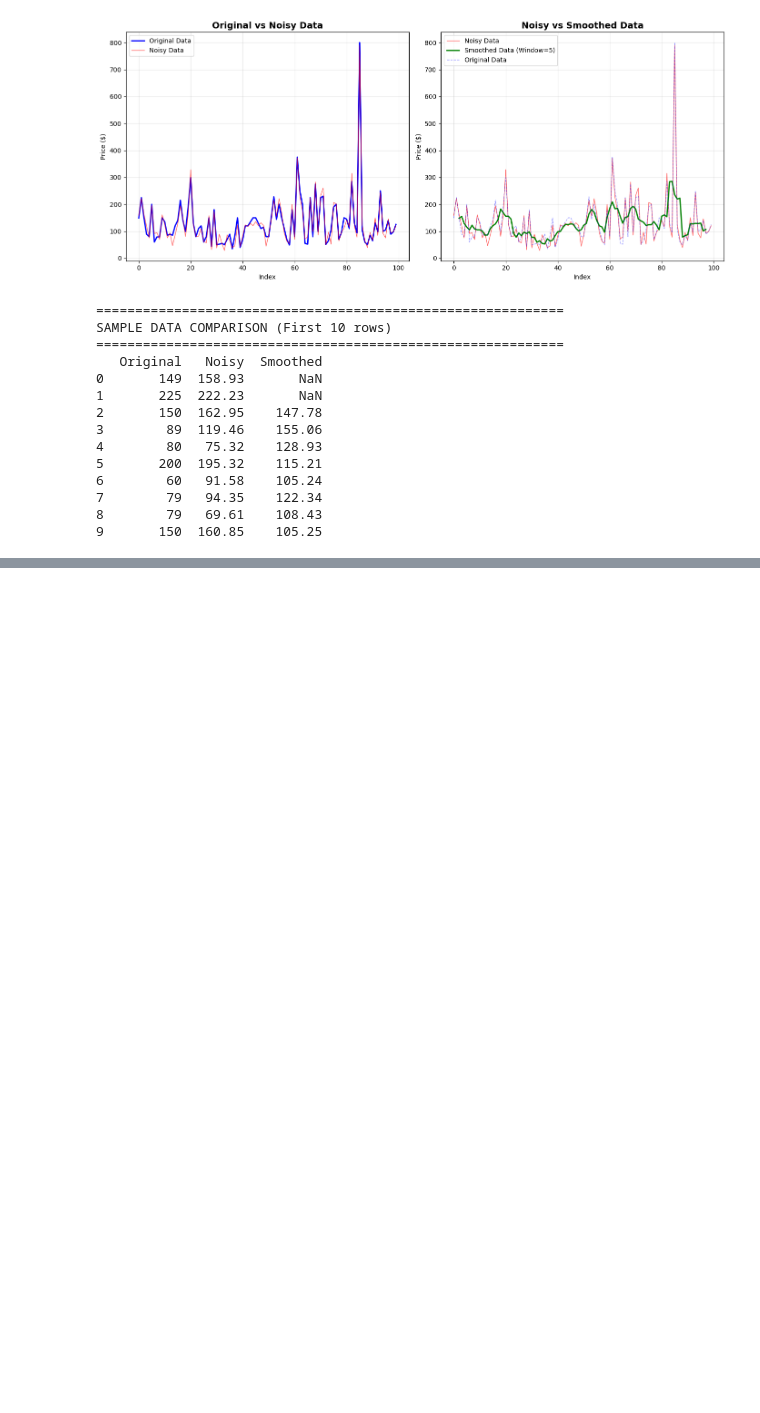
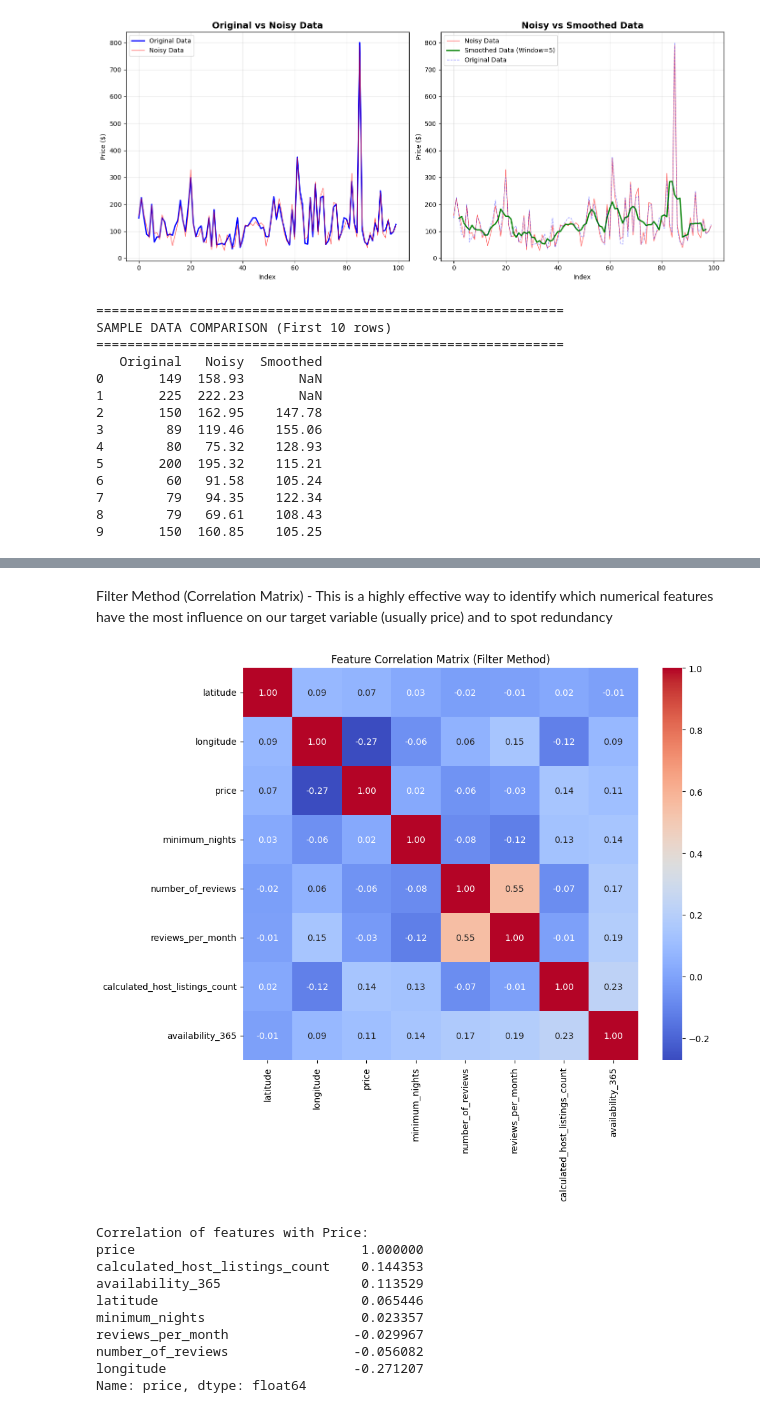
Before and after one commit to Bloodwingv2/Chapter_2_Group_Exercise_1_Data_Preprocessing_on_a_Real_Dataset, a Jupyter notebook: Jupyter Notebook/Chapter_2_Group_Exercise_1_Data_Preprocessing_on_a_Real_Dataset.ipynb, the cells around one changed output, grey strips where cells are left out. Cells and saved outputs as stored; diff of their text form; code cells hidden in the pictures; blank space fills up the shorter version.

```diff
--- a/Jupyter Notebook/Chapter_2_Group_Exercise_1_Data_Preprocessing_on_a_Real_Dataset.ipynb
+++ b/Jupyter Notebook/Chapter_2_Group_Exercise_1_Data_Preprocessing_on_a_Real_Dataset.ipynb
@@ -300,0 +344,31 @@ SAMPLE DATA COMPARISON (First 10 rows)
+# %% [markdown]
+Filter Method (Correlation Matrix) - This is a highly effective way to identify which numerical features have the most influence on our target variable (usually price) and to spot redundancy
+# %%
+import seaborn as sns
+
+# Calculate correlation matrix
+# use only numerical columns
+corr_matrix = nyc_cleaned[num_cols].corr()
+
+# Plotting the heatmap
+plt.figure(figsize=(10, 8))
+sns.heatmap(corr_matrix, annot=True, cmap='coolwarm', fmt=".2f")
+plt.title("Feature Correlation Matrix (Filter Method)")
+plt.show()
+
+# Selecting features based on correlation with price
+price_correlations = corr_matrix['price'].sort_values(ascending=False)
+print("Correlation of features with Price:")
+print(price_correlations)
+# %% [output]
+[figure, added]
+Correlation of features with Price:
+price                             1.000000
+calculated_host_listings_count    0.144353
+availability_365                  0.113529
+latitude                          0.065446
+minimum_nights                    0.023357
+reviews_per_month                -0.029967
+number_of_reviews                -0.056082
+longitude                        -0.271207
+Name: price, dtype: float64
```
Also changed, not shown: parts of 6 cells of this notebook.
